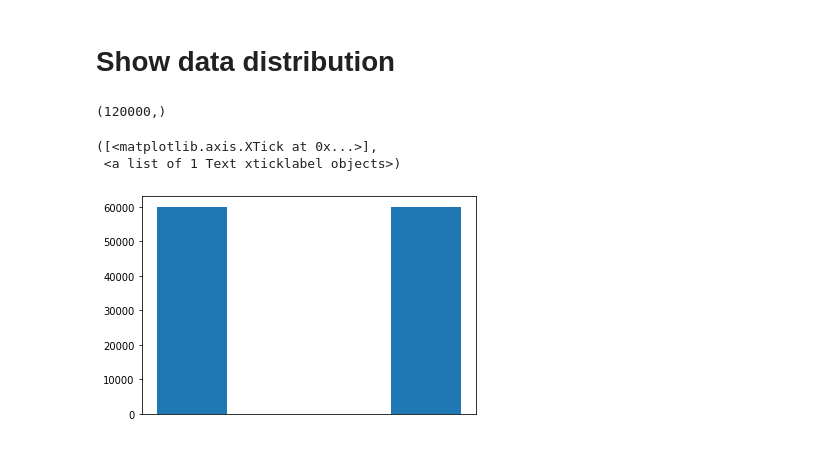
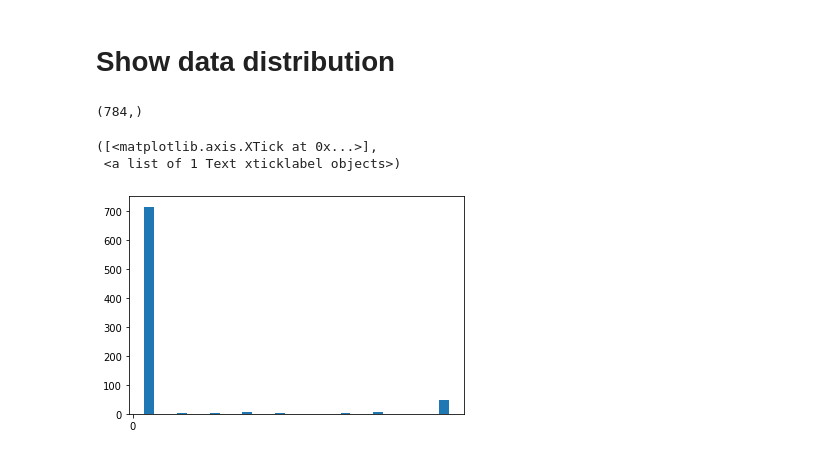
Before and after one commit to ccchang1023/Kannada_MNIST_CNN, a Jupyter notebook: Data_visualization.ipynb, the cells around one changed output. Drawn from its saved outputs; the diff is of its cells as text; code cells hidden in the pictures.

Commit message:
some changes, ready to deal with distribution difference in train/test dataset

```diff
--- a/Data_visualization.ipynb
+++ b/Data_visualization.ipynb
@@ -506,20 +479,22 @@ while keep_loop:
 # Show data distribution
 # %%
 # data = np.random.random([1000,])
-global_data = pd.read_csv("./dataset/train_large.csv")
+# global_data = pd.read_csv("./dataset/train_large.csv")
+# global_data = pd.read_csv("./dataset/train.csv")
+global_data = pd.read_csv("./dataset/Dig-Mnist-Augmented.csv")
 # %%
-data = global_data.iloc[:,0]
+data = global_data.iloc[59855,1:]
 print(np.shape(data))
 
-plt.hist(data ,density=0,label=True,bins=2,rwidth=0.3)
+plt.hist(data ,density=0,label=True,rwidth=0.3)
 plt.xticks(range(0,1))
 # print((label==5).sum().item())
 # plt.ylabel('frequency')
 # %% [output]
-(120000,)
+(784,)
 ([<matplotlib.axis.XTick at 0x...>],
  <a list of 1 Text xticklabel objects>)
-[figure, old version]
+[figure, new version]
 # %%
 plt.hist(data ,density=1,bins=10,label=True,rwidth=0.6)
 plt.ylabel('frequency')
```
Also changed, not shown: parts of 5 cells of this notebook, 1 other file.
